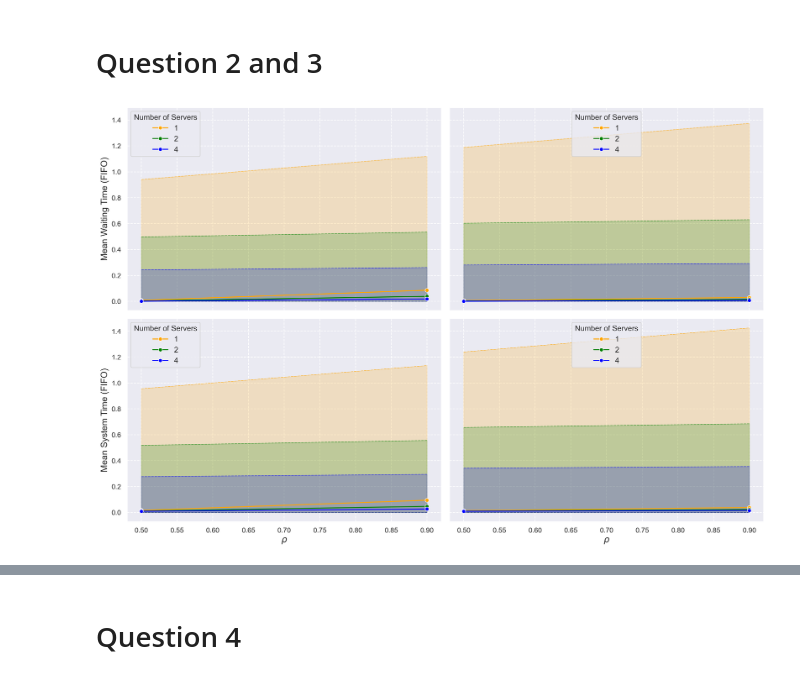
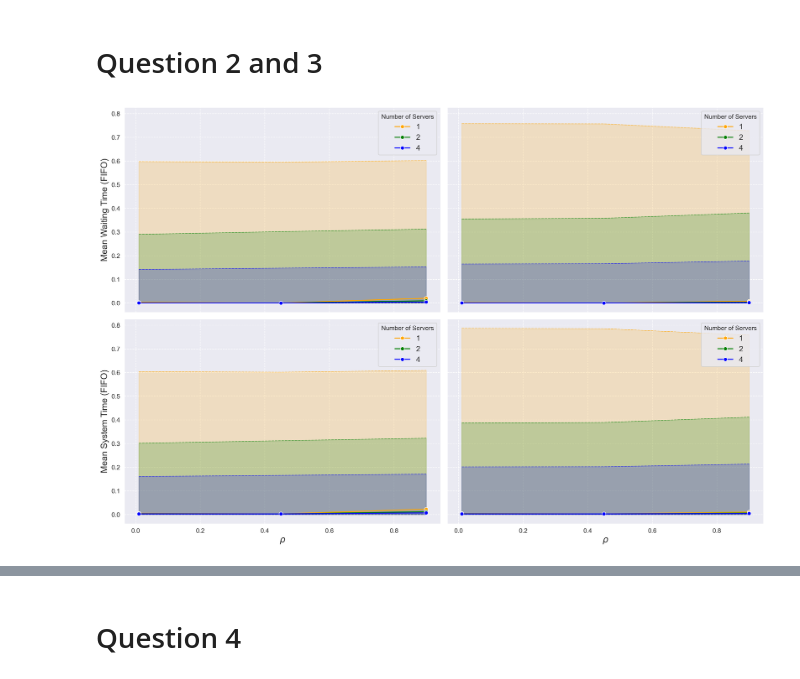
Before and after one commit to Axegky/Stochastic_Simulation_2, a Jupyter notebook: MMn.ipynb, the cells around one changed output, grey strips where cells are left out. Drawn from its saved outputs; the diff is of its cells as text; code cells hidden in the pictures.

```diff
--- a/MMn.ipynb
+++ b/MMn.ipynb
@@ -474,13 +553,13 @@ def plot_rho_against_stat(
 num_servers_arr = np.array([1,2,4])
 # rhos=np.linspace(0.01,1,3)
 # mu=1
-rhos=[0.5, 0.9]
-mu=1
+rhos=[0.01,0.45,0.9]
+mu=2
 T=1000
-num_runs=100
+num_runs=np.linspace(2,200,9).astype(int)
 
-results_FIFO, results_SJF = run_multiple_simulations(num_runs=num_runs, rhos=rhos, mu=mu, num_servers_arr=np.array(num_servers_arr), T=T)
+results_FIFO, results_SJF = run_multiple_simulations(num_runs=num_runs, rhos=rhos, mu=mu, num_servers_arr=np.array(num_servers_arr), T=T, save_file=True)
 # %%
-plot_rho_against_stat(results_FIFO, results_SJF, num_servers_arr, rhos)
+plot_rho_against_stat(results_FIFO, results_SJF, num_servers_arr, rhos, num_run_idx=-1)
 # %% [output]
-[figure, old version]
+[figure, new version]
```
Also changed, not shown: parts of 16 cells of this notebook, 21 other files.
